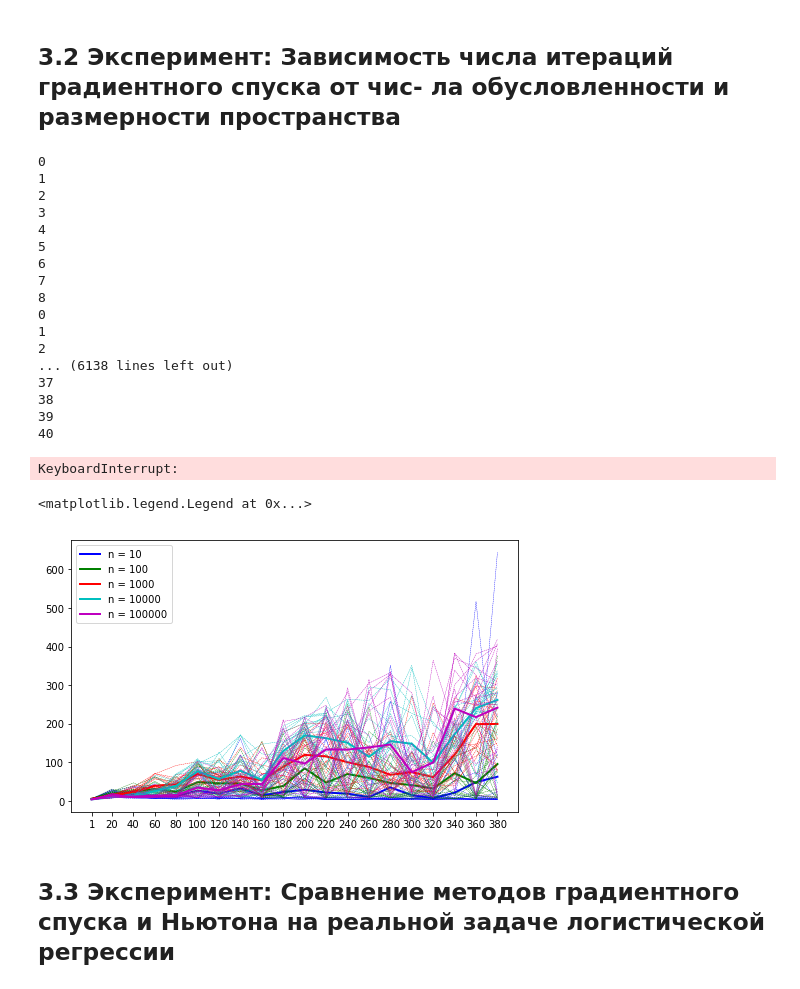
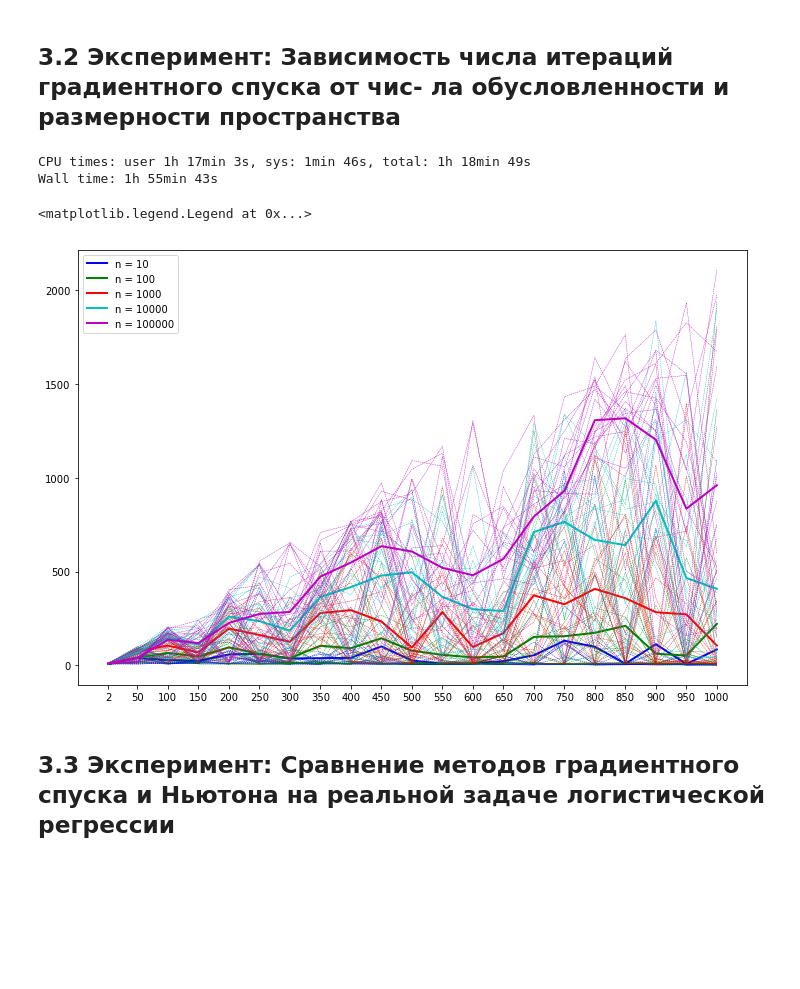
Before and after one commit to aksholokhov/mipt-momo-2017, a Jupyter notebook: task1/Experiments.ipynb, the cells around one changed output. Cells and saved outputs as stored; diff of their text form; code cells hidden in the pictures; blank space fills up the shorter version.

```diff
--- a/task1/Experiments.ipynb
+++ b/task1/Experiments.ipynb
@@ -16,8 +146,8 @@ from oracles import LogRegL2Oracle, QuadraticOracle, create_log_reg_oracle
 # %%
-A = array([[1, 0], [0, 1]])
+A = array([[15, 0], [0, 1]])
 b = array([1, 1])
 quadratic = QuadraticOracle(A, b)
-x0 = array([2, 4])
+x0 = array([4, 1])
 x, message, history = gradient_descent(
         quadratic, x0,
         max_iter=10000,
@@ -127,24 +173,0 @@ success
-# %%
-A = array([[15, 0], [0, 1]])
-b = array([1, 1])
-quadratic = QuadraticOracle(A, b)
-x0 = array([4, 1])
-x, message, history = gradient_descent(
-        quadratic, x0,
-        max_iter=10000,
-        tolerance=1e-5,
-        trace=True,
-        line_search_options={
-            'method': 'Armijo',
-            'alpha_0': 1,
-            'c1': 1e-4,
-            'c2': 0.3,
-            'c' : 0.2
-
-        }
-    )
-print(message)
-print(linalg.cond(A))
-figure(figsize=(8, 8))
-plot_levels(quadratic.func)
-plot_trajectory(quadratic.func, history=history['x'])
@@ -155,28 +174,30 @@ success
 # %% [markdown]
 ## 3.2 Эксперимент: Зависимость числа итераций градиентного спуска от чис- ла обусловленности и размерности пространства
 # %%
-K = [2]+ list(range(25, 1001, 25))
+K = [2]+ list(range(50, 1001, 50))
 # %%
 %%time
 
 iters = []
+
+random.seed(42)
 
 for n in [10**i for i in range(1, 6)]:
     iters_n = []
     for _ in range(20):
         trajectory = []
         for k in K:
-            a = rand(n) + k/2
+            a = rand(n) + 1
             a[0] = k
             a[1] = 1
             b = rand(n)
             A =  sp.sparse.diags(a)
             quadratic = QuadraticOracle(A, b)
-            x0 = rand(n)*randint(2, 3)
+            x0 = rand(n)*3
             x, message, history = gradient_descent(
                     quadratic, x0,
-                    max_iter=100000,
-                    tolerance=1e-6,
+                    max_iter=10000,
+                    tolerance=1e-5,
                     trace=True,
                     line_search_options={
                         'method': 'Wolfe',
@@ -191,36 +212,20 @@ for n in [10**i for i in range(1, 6)]:
         iters_n.append(array(trajectory))
     iters.append(iters_n)
 # %% [output]
-0
-1
-2
-3
-4
-5
-6
-7
-8
-0
-1
-2
-... (6138 lines left out)
-37
-38
-39
-40
+CPU times: user 1h 17min 3s, sys: 1min 46s, total: 1h 18min 49s
+Wall time: 1h 55min 43s
-KeyboardInterrupt:
 # %%
-figure(figsize=(8, 5))
+figure(figsize=(12, 8))
 
 for i, (iters_n, color) in enumerate(zip((iters), ['b', 'g', 'r', 'c', 'm'])):
     for trajectory in iters_n:
         plot(K, trajectory, ls='--', linewidth=0.4, c=color)
     plot(K, mean(iters_n, axis=0), linewidth=2, c=color, label="n = %d"%(10**(i+1)))
 
 xticks(K ,K)
 legend()
 # %% [output]
 <matplotlib.legend.Legend at 0x...>
-[figure, old version]
+[figure, new version]
 # %% [markdown]
 ## 3.3 Эксперимент: Сравнение методов градиентного спуска и Ньютона на реальной задаче логистической регрессии
```
Also changed, not shown: parts of 17 cells of this notebook.
